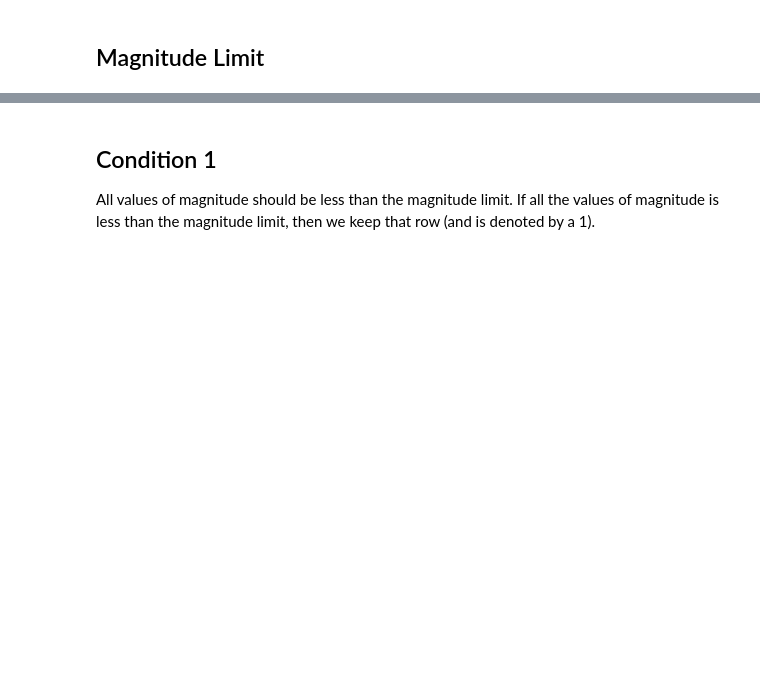
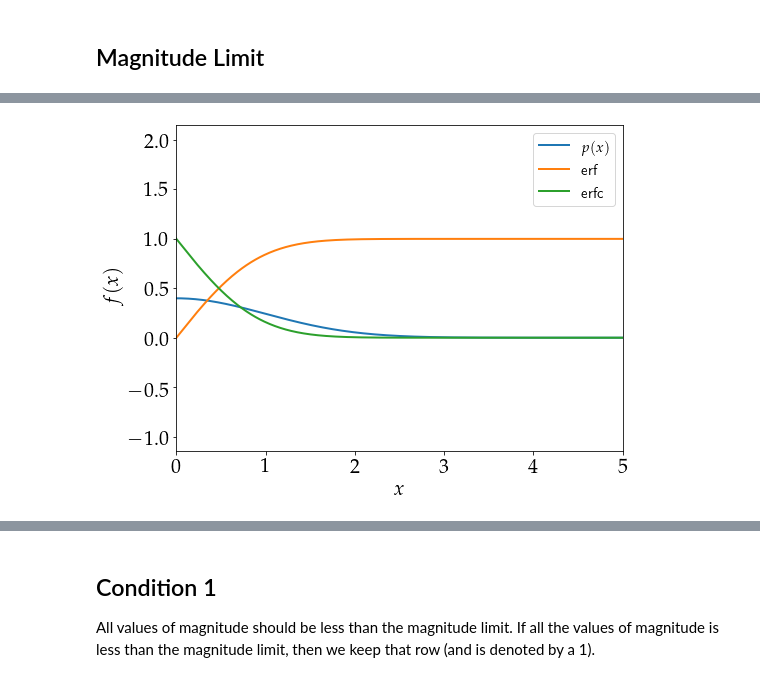
Before and after one commit to Harry45/BHM-nz, a Jupyter notebook: bhm/playground_1.ipynb, the cells around one changed output, grey strips where cells are left out. Saved outputs shown, nothing was run; the diff lists cells and outputs as text; code cells hidden in the pictures; blank space fills up the shorter version.

```diff
--- a/bhm/playground.ipynb
+++ b/bhm/playground_1.ipynb
@@ -230,0 +255,20 @@ df_mag_lim.head()
+# %%
+grid = np.linspace(-5, 5, 1000)
+dist = norm(0, 1)
+ypdf = dist.pdf(grid)
+yerf = erf(grid)
+yerfc = erfc(grid)
+# %%
+plt.figure(figsize=(8,6))
+plt.plot(grid, ypdf, lw=2, label = r'$p(x)$')
+plt.plot(grid, yerf, lw=2, label = 'erf')
+plt.plot(grid, yerfc, lw=2, label = 'erfc')
+plt.ylabel(r'$f(x)$', fontsize = fontSize)
+plt.xlabel(r'$x$', fontsize = fontSize)
+plt.tick_params(axis='x', labelsize=fontSize)
+plt.tick_params(axis='y', labelsize=fontSize)
+plt.legend(loc = 'best',prop={'family':'sans-serif', 'size':15})
+plt.xlim(0,5)
+plt.show()
+# %% [output]
+[figure, added]
```
Also changed, not shown: parts of 25 cells of this notebook, 7 other files.
